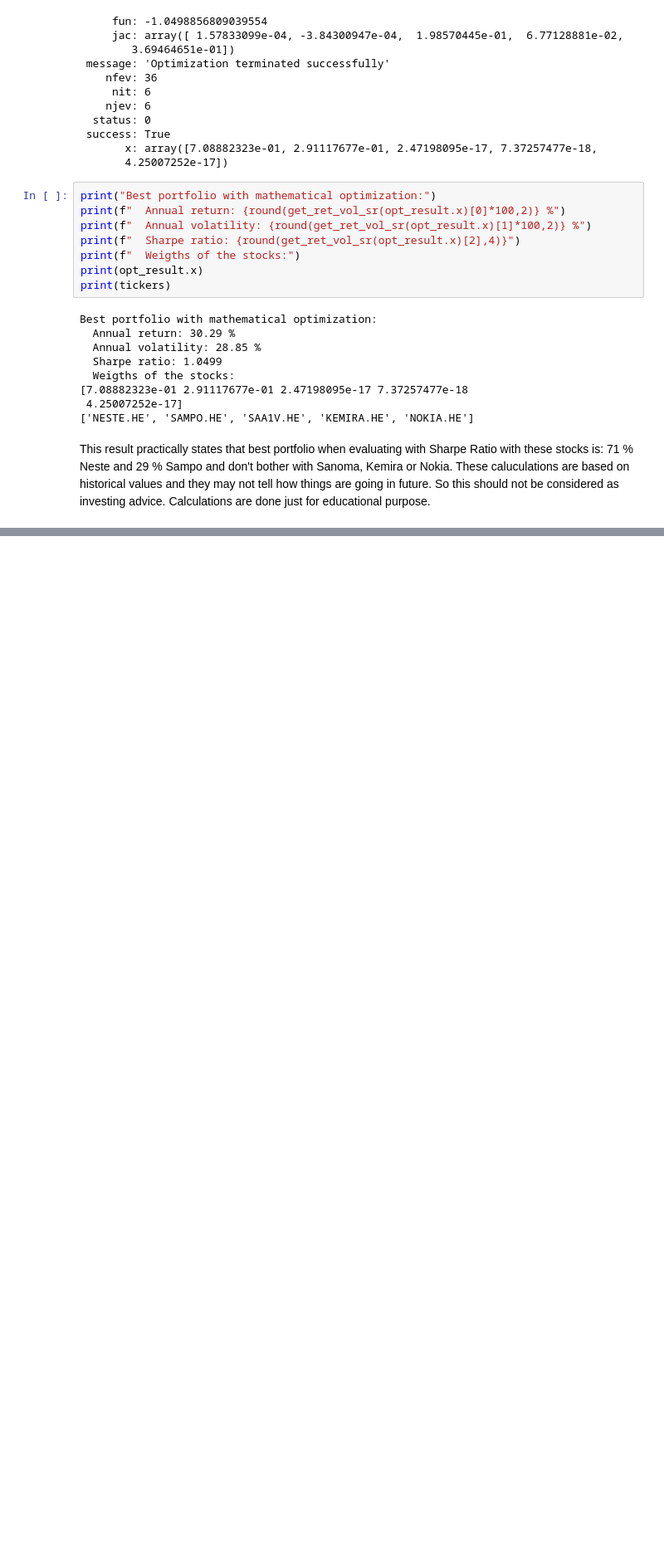
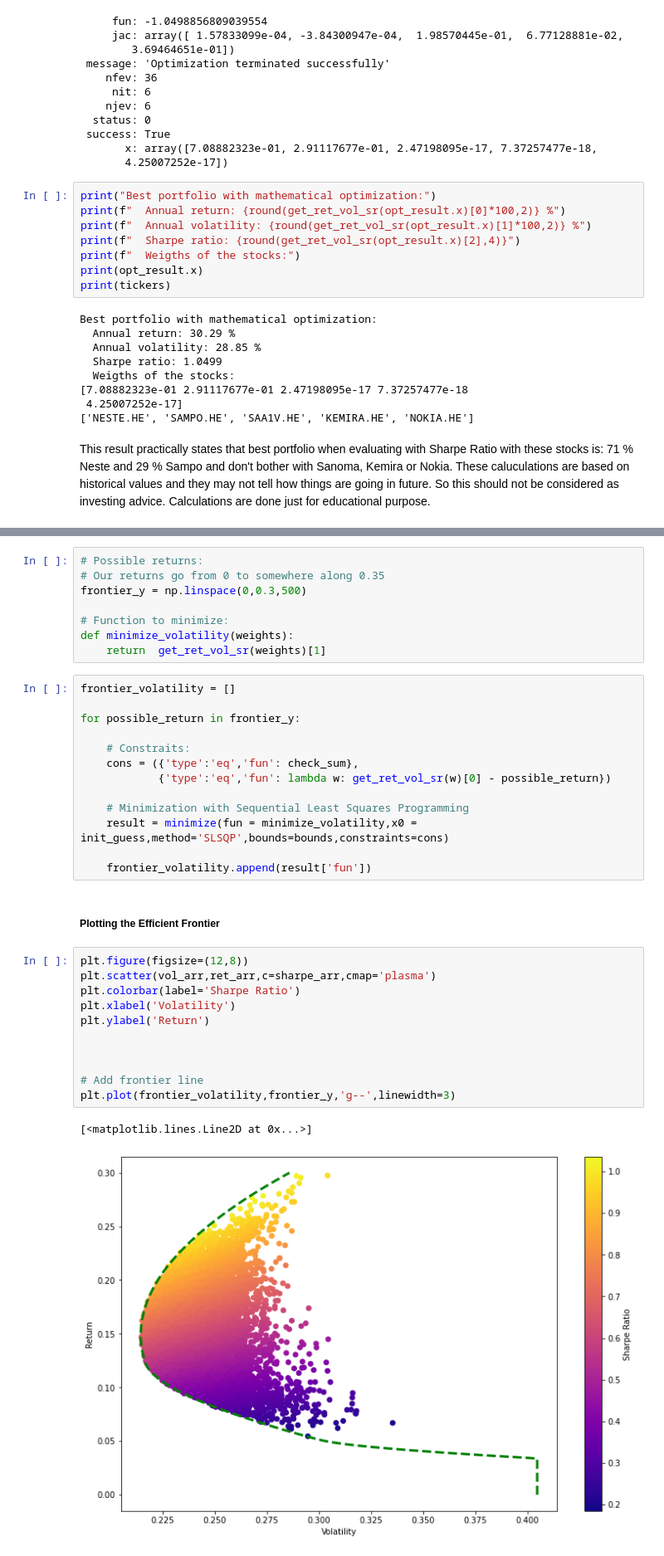
Before and after one commit to sarogov/basic-stock-analysis, a Jupyter notebook: Optimization_of_a_portfolio.ipynb, the cells around one changed output, grey strips where cells are left out. Shown at 83% size. Drawn from its saved outputs; the diff is of its cells as text; blank space fills up the shorter version.

Commit message:
Added Efficient Frontier

```diff
--- a/Optimization_of_a_portfolio.ipynb
+++ b/Optimization_of_a_portfolio.ipynb
@@ -293,0 +299,37 @@ This result practically states that best portfolio when evaluating with Sharpe R
+# %%
+# Possible returns:
+# Our returns go from 0 to somewhere along 0.35
+frontier_y = np.linspace(0,0.3,500)
+
+# Function to minimize:
+def minimize_volatility(weights):
+    return  get_ret_vol_sr(weights)[1]
+# %%
+frontier_volatility = []
+
+for possible_return in frontier_y:
+
+    # Constraits:
+    cons = ({'type':'eq','fun': check_sum},
+            {'type':'eq','fun': lambda w: get_ret_vol_sr(w)[0] - possible_return})
+
+    # Minimization with Sequential Least Squares Programming
+    result = minimize(fun = minimize_volatility,x0 = init_guess,method='SLSQP',bounds=bounds,constraints=cons)
+
+    frontier_volatility.append(result['fun'])
+# %% [markdown]
+##### Plotting the Efficient Frontier
+# %%
+plt.figure(figsize=(12,8))
+plt.scatter(vol_arr,ret_arr,c=sharpe_arr,cmap='plasma')
+plt.colorbar(label='Sharpe Ratio')
+plt.xlabel('Volatility')
+plt.ylabel('Return')
+
+
+
+# Add frontier line
+plt.plot(frontier_volatility,frontier_y,'g--',linewidth=3)
+# %% [output]
+[<matplotlib.lines.Line2D at 0x...>]
+[figure, added]
```
Also changed, not shown: parts of 3 cells of this notebook.
